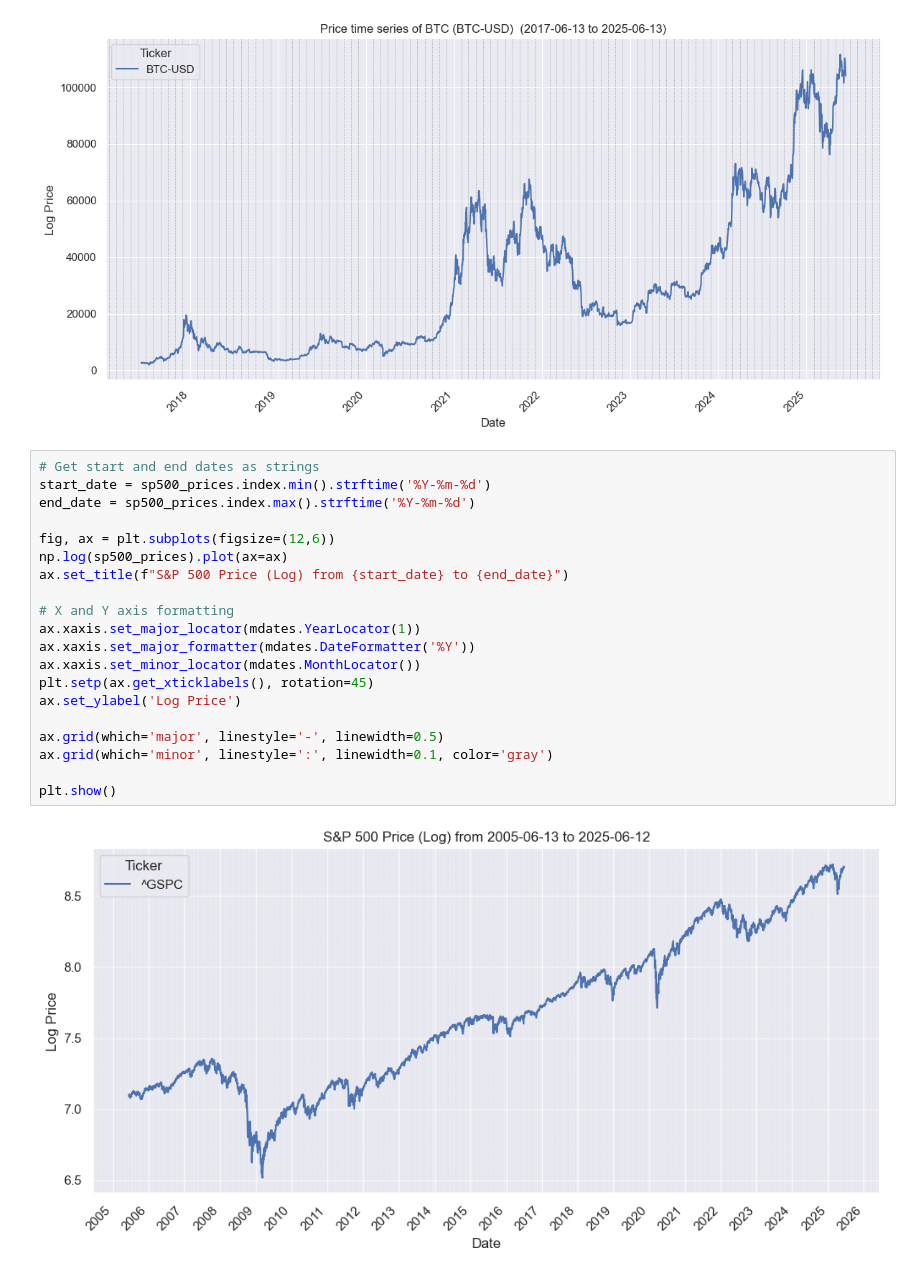
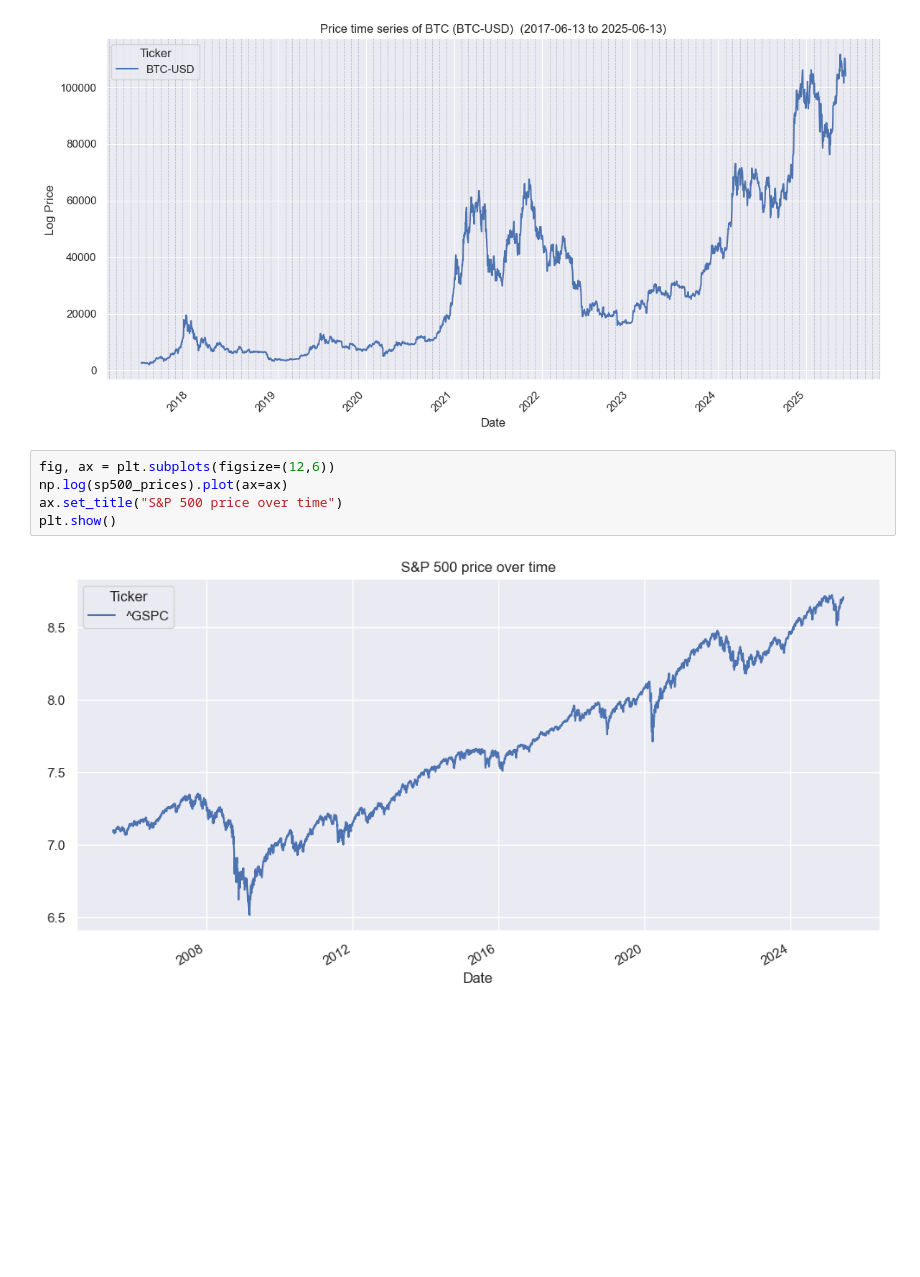
Before and after one commit to gqjimmyz/Portfolio_Optimization, a Jupyter notebook: code/ch02-demo-stylized-facts.ipynb, the cells around one changed output. Saved outputs shown, nothing was run; the diff lists cells and outputs as text; blank space fills up the shorter version.

Commit message:
update plot

```diff
--- a/code/ch02-demo-stylized-facts.ipynb
+++ b/code/ch02-demo-stylized-facts.ipynb
@@ -82,27 +82,12 @@ plot_price_time_series(btc_prices, "BTC")
 <Axes: title={'center': 'Price time series of BTC (BTC-USD)  (2017-06-13 to 2025-06-13)'}, xlabel='Date', ylabel='Log Price'>
 [figure]
 # %%
-# Get start and end dates as strings
-start_date = sp500_prices.index.min().strftime('%Y-%m-%d')
-end_date = sp500_prices.index.max().strftime('%Y-%m-%d')
-
 fig, ax = plt.subplots(figsize=(12,6))
 np.log(sp500_prices).plot(ax=ax)
-ax.set_title(f"S&P 500 Price (Log) from {start_date} to {end_date}")
-
-# X and Y axis formatting
-ax.xaxis.set_major_locator(mdates.YearLocator(1))
-ax.xaxis.set_major_formatter(mdates.DateFormatter('%Y'))
-ax.xaxis.set_minor_locator(mdates.MonthLocator())
-plt.setp(ax.get_xticklabels(), rotation=45)
-ax.set_ylabel('Log Price')
-
-ax.grid(which='major', linestyle='-', linewidth=0.5)
-ax.grid(which='minor', linestyle=':', linewidth=0.1, color='gray')
-
+ax.set_title("S&P 500 price over time")
 plt.show()
 # %% [output]
-[figure, old version]
+[figure, new version]
 # %%
 fig, ax = plt.subplots(figsize=(12,6))
 np.log(btc_prices).plot(ax=ax)
```
Also changed, not shown: parts of 1 cell of this notebook.
